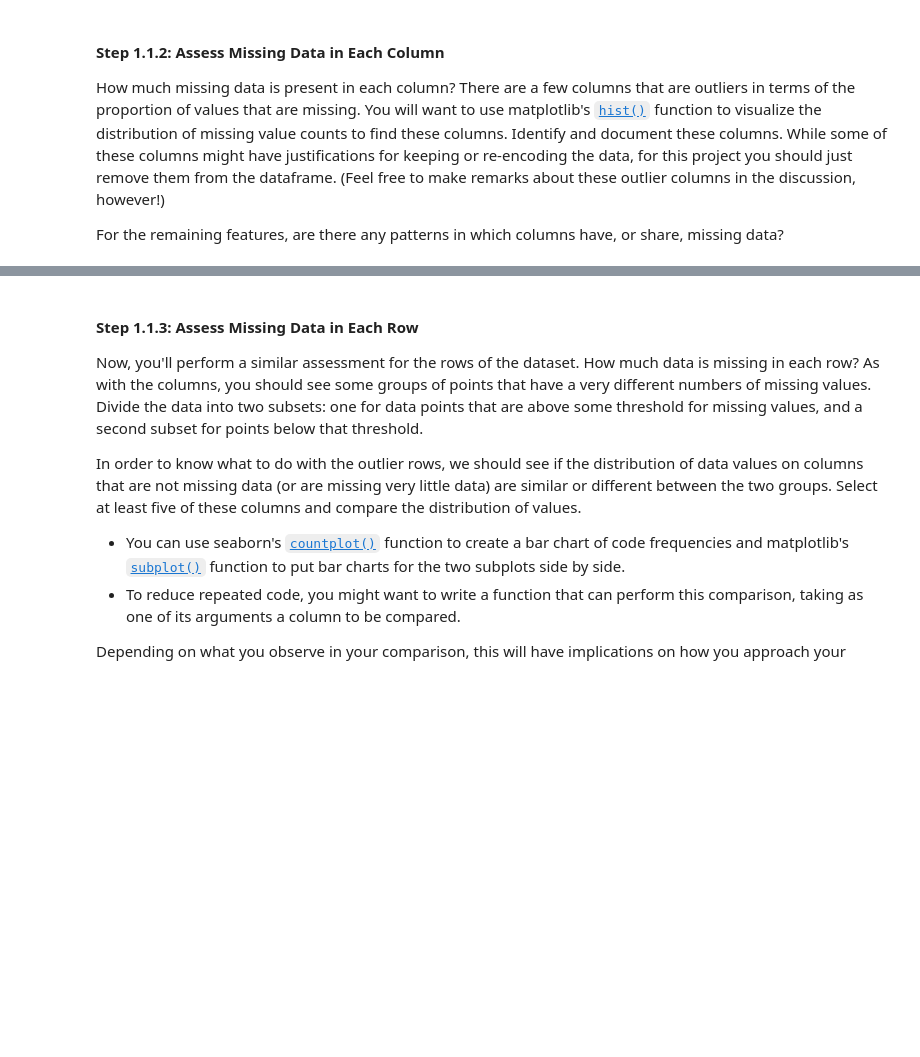
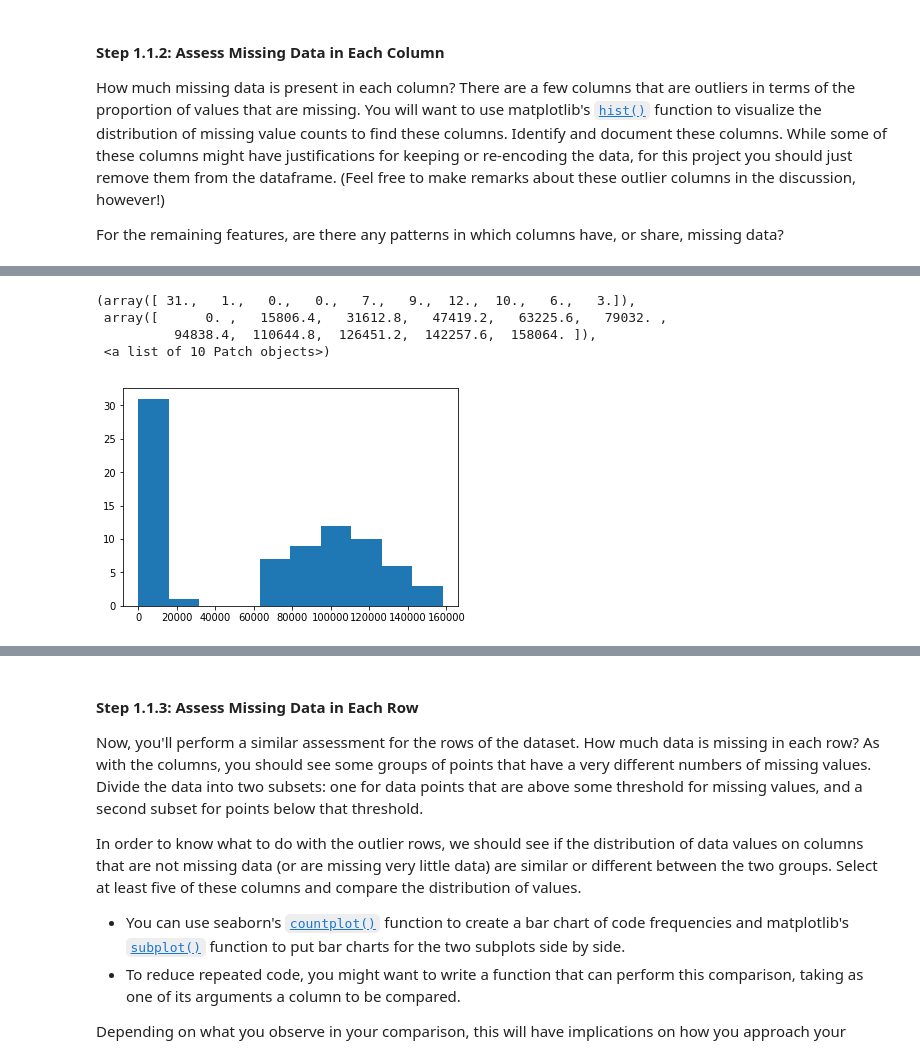
Before and after one commit to SarthakJaingit/AravatoGermanyCustomerSegments, a Jupyter notebook: Identify_Customer_Segments.ipynb, the cells around one changed output, grey strips where cells are left out. Cells and saved outputs as stored; diff of their text form; code cells hidden in the pictures; blank space fills up the shorter version.

```diff
--- a/Identify_Customer_Segments.ipynb
+++ b/Identify_Customer_Segments.ipynb
@@ -141,3 +217,11 @@ For the remaining features, are there any patterns in which columns have, or sha
+# %%
+plt.hist(condensed_azdias.isna().sum())
+# %% [output]
+(array([ 31.,   1.,   0.,   0.,   7.,   9.,  12.,  10.,   6.,   3.]),
+ array([      0. ,   15806.4,   31612.8,   47419.2,   63225.6,   79032. ,
+          94838.4,  110644.8,  126451.2,  142257.6,  158064. ]),
+ <a list of 10 Patch objects>)
+[figure, added]
 # %% [markdown]
 #### Discussion 1.1.2: Assess Missing Data in Each Column
 
```
Also changed, not shown: parts of 27 cells of this notebook.
